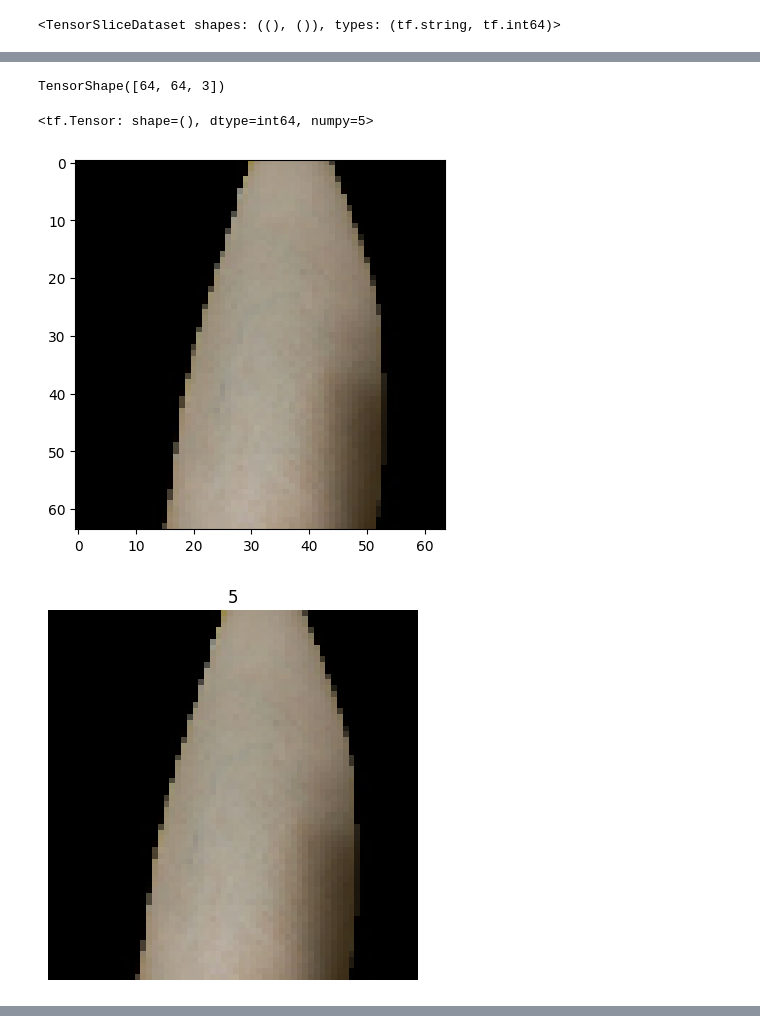
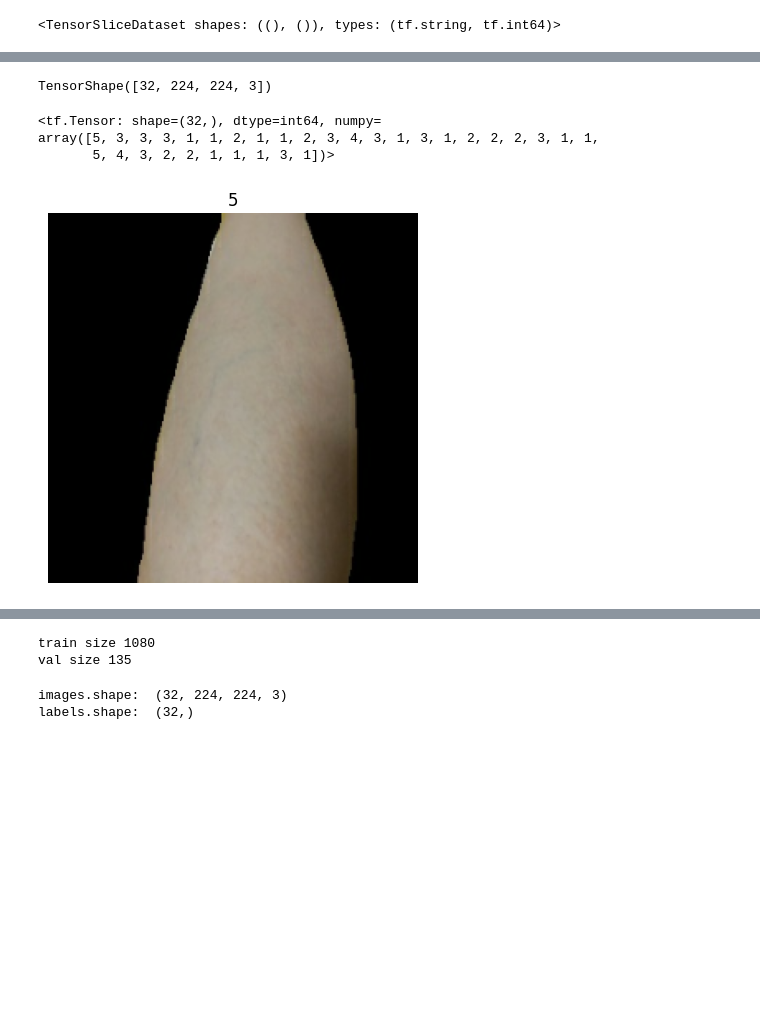
Before and after one commit to ahmedmustahid/atopiCodes, a Jupyter notebook: tfLabelling.ipynb, the cells around one changed output, grey strips where cells are left out. Drawn from its saved outputs; the diff is of its cells as text; code cells hidden in the pictures; blank space fills up the shorter version.

Commit message:
training with mobilenet

```diff
--- a/tfLabelling.ipynb
+++ b/tfLabelling.ipynb
@@ -8,6 +8,9 @@ import pandas as pd
 import numpy as np
 
 np.set_printoptions(precision=4)
+# %%
+IMG_SIZE=(224,224)
+BATCH_SIZE=32
 # %%
 flowers_root = tf.keras.utils.get_file(
     'flower_photos',
@@ -107,6 +110,7 @@ df
 | 1350 | 1350 | 1011786 | /home/ahmed/work/atopiWork/atopiI... | 1 |
 1351 rows × 4 columns
 # %%
+imSizeX, imSizeY = IMG_SIZE
 def parse_image(filename, label):
   #parts = tf.strings.split(filename, os.sep)
   #label = parts[-2]
@@ -114,7 +118,7 @@ def parse_image(filename, label):
   image = tf.io.read_file(filename)
   image = tf.io.decode_jpeg(image)
   image = tf.image.convert_image_dtype(image, tf.float32)
-  image = tf.image.resize(image, [64, 64])
+  image = tf.image.resize(image, [imSizeX, imSizeY])
   return image, label
 # %%
 list_ds = tf.data.Dataset.list_files(str(flowers_root/'*/*'))
@@ -150,8 +165,10 @@ image, label = next(iter(dataset))
 # %%
 image.shape
 # %% [output]
-TensorShape([64, 64, 3])
+TensorShape([32, 224, 224, 3])
 # %%
 label
 # %% [output]
-<tf.Tensor: shape=(), dtype=int64, numpy=5>
+<tf.Tensor: shape=(32,), dtype=int64, numpy=
+array([5, 3, 3, 3, 1, 1, 2, 1, 1, 2, 3, 4, 3, 1, 3, 1, 2, 2, 2, 3, 1, 1,
+       5, 4, 3, 2, 2, 1, 1, 1, 3, 1])>
@@ -158,12 +177,11 @@ label
 # %%
 def show(image, label):
   plt.figure()
   plt.imshow(image)
   plt.title(label.numpy())
   plt.axis('off')
   plt.show()
 
-show(image, label)
+show(image[0], label[0])
 # %% [output]
-[figure, old version]
+[figure, new version]
-[figure, removed]
@@ -171,0 +205,5 @@ show(image, label)
+# %%
+train_ds, val_ds, test_ds = get_dataset_partitions_tf(ds=dataset, ds_size=1351)
+# %% [output]
+train size 1080
+val size 135
@@ -171,0 +218,7 @@ show(image, label)
+# %%
+for images, labels in val_ds.take(1):
+  print('images.shape: ', images.shape)
+  print('labels.shape: ', labels.shape)
+# %% [output]
+images.shape:  (32, 224, 224, 3)
+labels.shape:  (32,)
```
Also changed, not shown: parts of 45 cells of this notebook.
